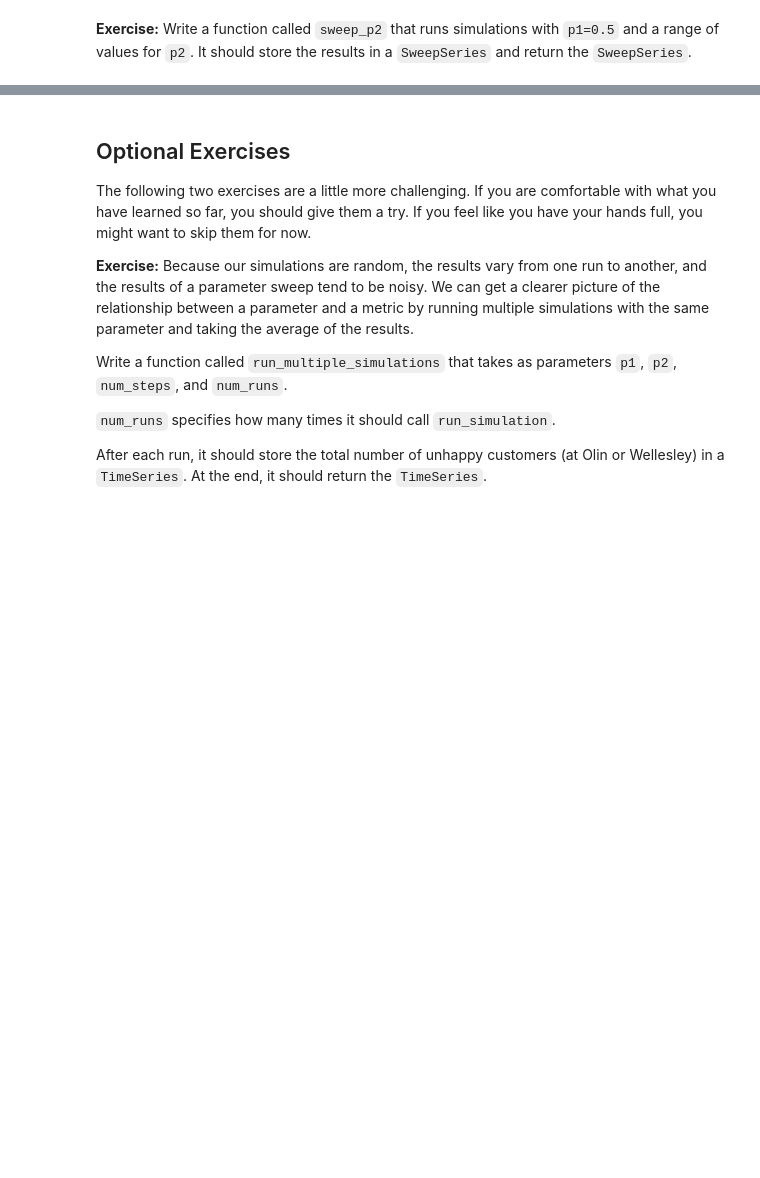
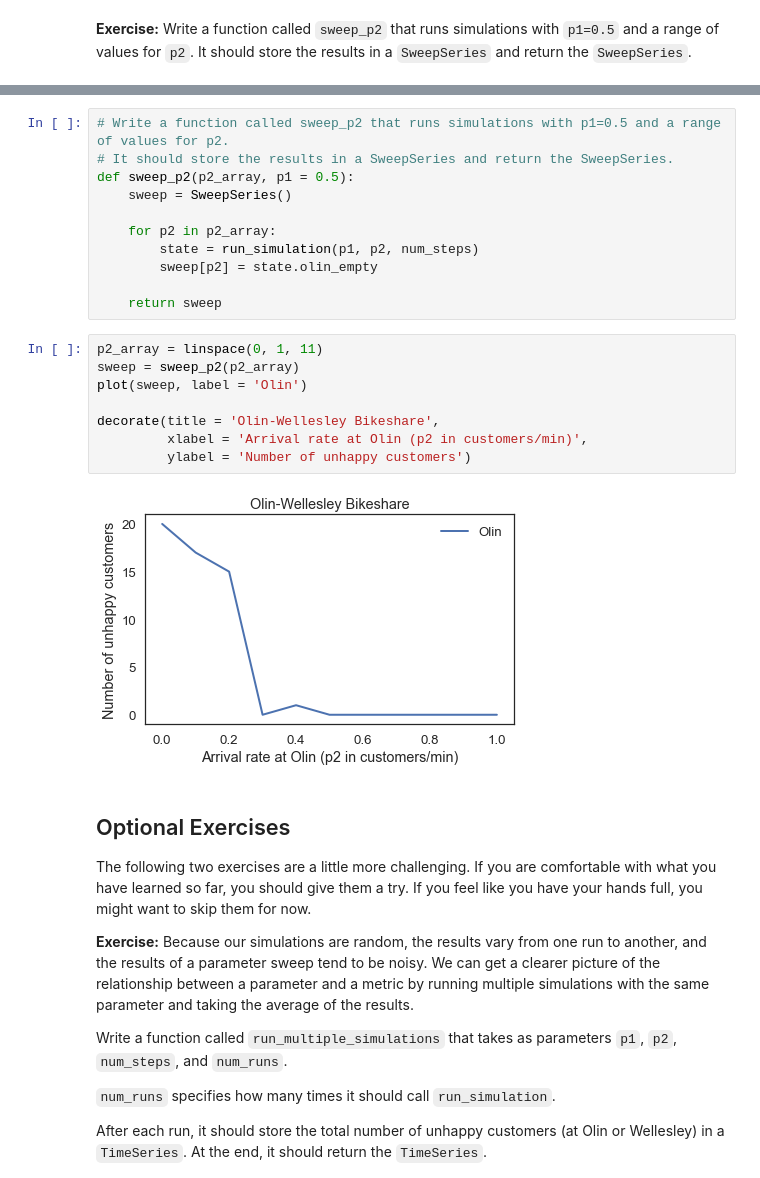
Before and after one commit to stephen-haslett/data604, a Jupyter notebook: SHaslettHomeworkTwo/SHaslettHW2-Exercises-chap04.ipynb, the cells around one changed output, grey strips where cells are left out. Saved outputs shown, nothing was run; the diff lists cells and outputs as text; blank space fills up the shorter version.

```diff
--- a/SHaslettHomeworkTwo/SHaslettHW2-Exercises-chap04.ipynb
+++ b/SHaslettHomeworkTwo/SHaslettHW2-Exercises-chap04.ipynb
@@ -303,3 +317,24 @@ Use your function to plot the number of unhappy customers at Olin as a function
+# %%
+# Write a function called sweep_p2 that runs simulations with p1=0.5 and a range of values for p2.
+# It should store the results in a SweepSeries and return the SweepSeries.
+def sweep_p2(p2_array, p1 = 0.5):
+    sweep = SweepSeries()
+
+    for p2 in p2_array:
+        state = run_simulation(p1, p2, num_steps)
+        sweep[p2] = state.olin_empty
+
+    return sweep
+# %%
+p2_array = linspace(0, 1, 11)
+sweep = sweep_p2(p2_array)
+plot(sweep, label = 'Olin')
+
+decorate(title = 'Olin-Wellesley Bikeshare',
+         xlabel = 'Arrival rate at Olin (p2 in customers/min)',
+         ylabel = 'Number of unhappy customers')
+# %% [output]
+[figure, added]
 # %% [markdown]
 ## Optional Exercises
 
```
Also changed, not shown: parts of 11 cells of this notebook.
